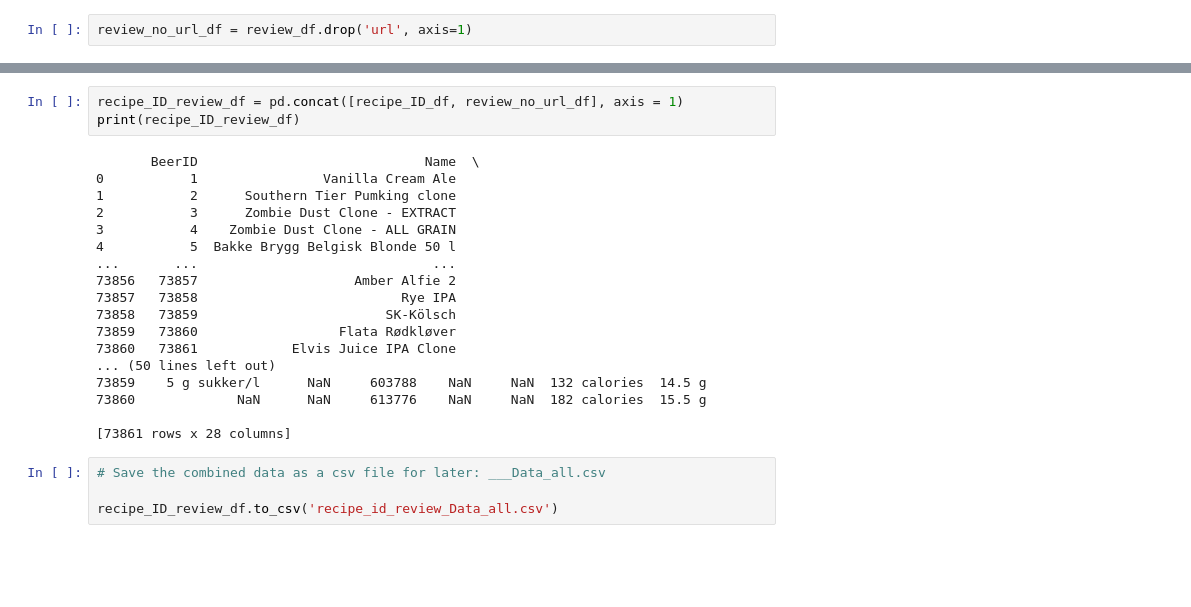
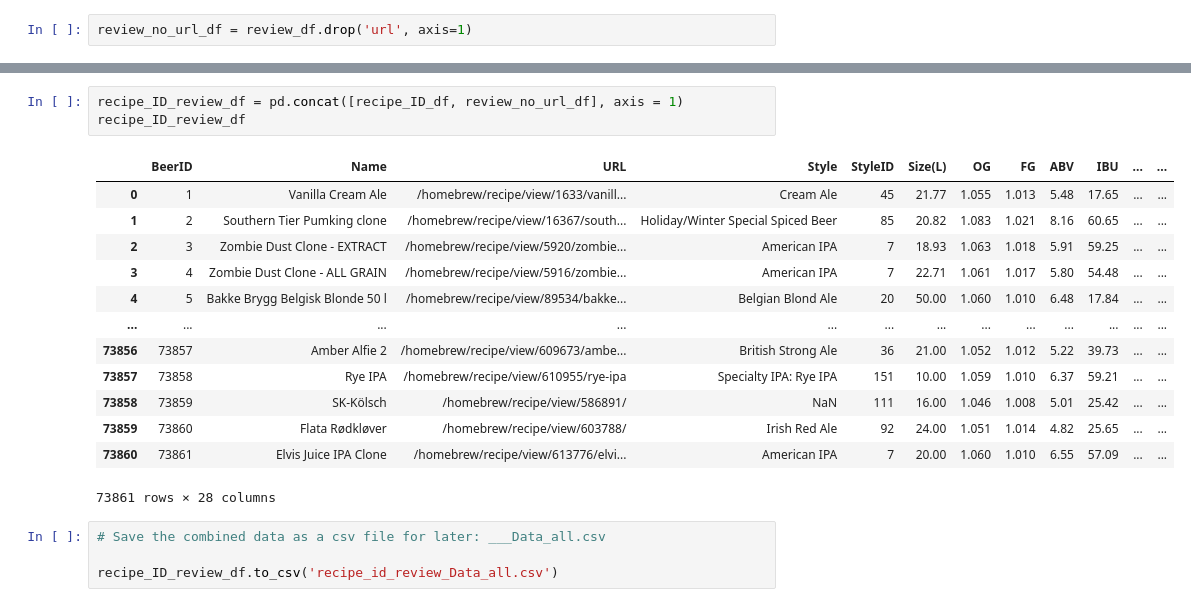
Before and after one commit to wessela42/DSCapstoneProject-2, a Jupyter notebook: DataScienceProject_BeerRatings_DataAquisition.ipynb, the cells around one changed output, grey strips where cells are left out. Saved outputs shown, nothing was run; the diff lists cells and outputs as text; blank space fills up the shorter version.

```diff
--- a/DataScienceProject_BeerRatings_DataAquisition.ipynb
+++ b/DataScienceProject_BeerRatings_DataAquisition.ipynb
@@ -477,24 +411,20 @@ review_no_url_df.head()
 # %%
 recipe_ID_review_df = pd.concat([recipe_ID_df, review_no_url_df], axis = 1)
-print(recipe_ID_review_df)
+recipe_ID_review_df
 # %% [output]
+|  | BeerID | Name | URL | Style | StyleID | Size(L) | OG | FG | ABV | IBU | ... | ... |
+| 0 | 1 | Vanilla Cream Ale | /homebrew/recipe/view/1633/vanill... | Cream Ale | 45 | 21.77 | 1.055 | 1.013 | 5.48 | 17.65 | ... | ... |
+| 1 | 2 | Southern Tier Pumking clone | /homebrew/recipe/view/16367/south... | Holiday/Winter Special Spiced Beer | 85 | 20.82 | 1.083 | 1.021 | 8.16 | 60.65 | ... | ... |
+| 2 | 3 | Zombie Dust Clone - EXTRACT | /homebrew/recipe/view/5920/zombie... | American IPA | 7 | 18.93 | 1.063 | 1.018 | 5.91 | 59.25 | ... | ... |
+| 3 | 4 | Zombie Dust Clone - ALL GRAIN | /homebrew/recipe/view/5916/zombie... | American IPA | 7 | 22.71 | 1.061 | 1.017 | 5.80 | 54.48 | ... | ... |
+| 4 | 5 | Bakke Brygg Belgisk Blonde 50 l | /homebrew/recipe/view/89534/bakke... | Belgian Blond Ale | 20 | 50.00 | 1.060 | 1.010 | 6.48 | 17.84 | ... | ... |
+| ... | ... | ... | ... | ... | ... | ... | ... | ... | ... | ... | ... | ... |
+| 73856 | 73857 | Amber Alfie 2 | /homebrew/recipe/view/609673/ambe... | British Strong Ale | 36 | 21.00 | 1.052 | 1.012 | 5.22 | 39.73 | ... | ... |
+| 73857 | 73858 | Rye IPA | /homebrew/recipe/view/610955/rye-ipa | Specialty IPA: Rye IPA | 151 | 10.00 | 1.059 | 1.010 | 6.37 | 59.21 | ... | ... |
+| 73858 | 73859 | SK-Kölsch | /homebrew/recipe/view/586891/ | NaN | 111 | 16.00 | 1.046 | 1.008 | 5.01 | 25.42 | ... | ... |
+| 73859 | 73860 | Flata Rødkløver | /homebrew/recipe/view/603788/ | Irish Red Ale | 92 | 24.00 | 1.051 | 1.014 | 4.82 | 25.65 | ... | ... |
+| 73860 | 73861 | Elvis Juice IPA Clone | /homebrew/recipe/view/613776/elvi... | American IPA | 7 | 20.00 | 1.060 | 1.010 | 6.55 | 57.09 | ... | ... |
-       BeerID                             Name  \
-0           1                Vanilla Cream Ale
-1           2      Southern Tier Pumking clone
-2           3      Zombie Dust Clone - EXTRACT
-3           4    Zombie Dust Clone - ALL GRAIN
-4           5  Bakke Brygg Belgisk Blonde 50 l
-...       ...                              ...
-73856   73857                    Amber Alfie 2
-73857   73858                          Rye IPA
-73858   73859                        SK-Kölsch
-73859   73860                  Flata Rødkløver
-73860   73861            Elvis Juice IPA Clone
-... (50 lines left out)
-73859    5 g sukker/l      NaN     603788    NaN     NaN  132 calories  14.5 g
-73860             NaN      NaN     613776    NaN     NaN  182 calories  15.5 g
-
-[73861 rows x 28 columns]
+73861 rows × 28 columns
 # %%
 # Save the combined data as a csv file for later: ___Data_all.csv
 
```
Also changed, not shown: parts of 138 cells of this notebook.
